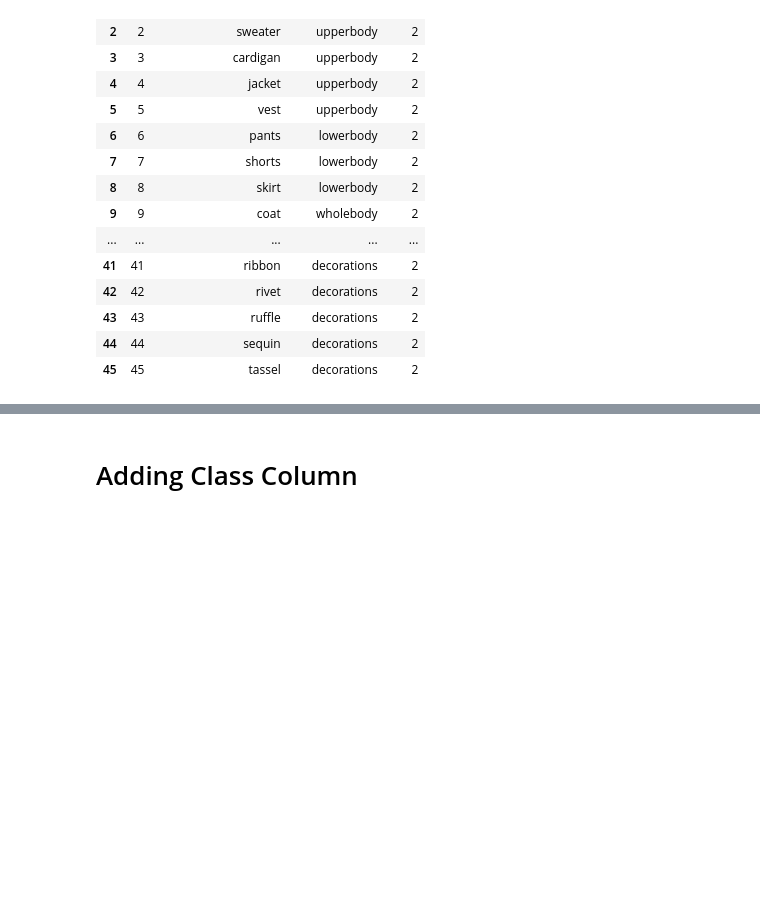
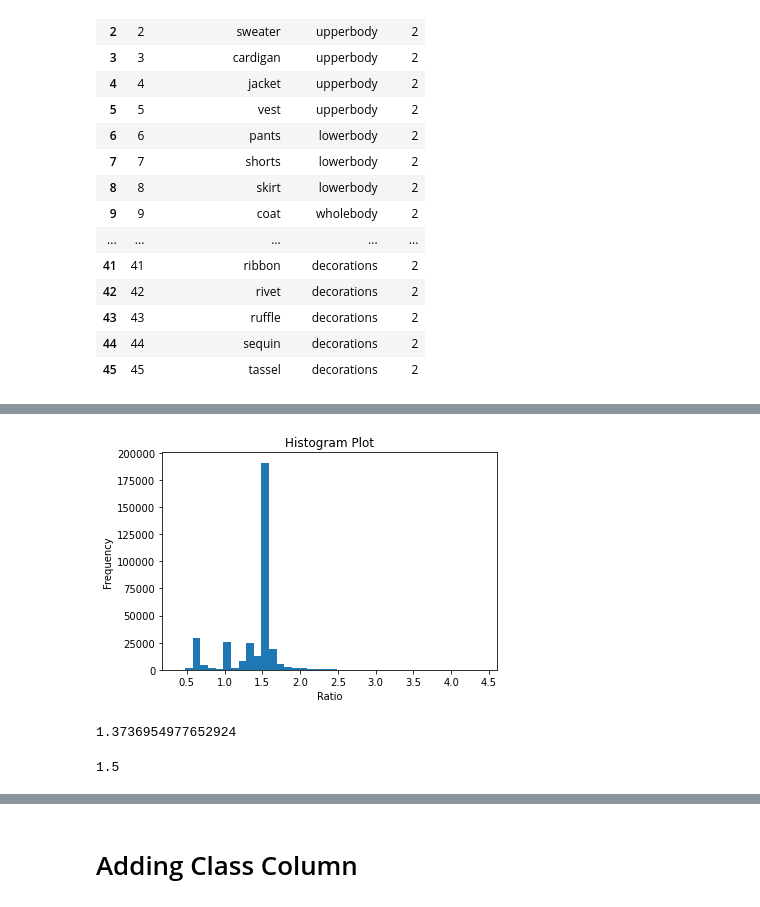
Before and after one commit to SamanZargarzadeh/Automatic-Image-Tagging-for-Fashion-E-commerce, a Jupyter notebook: Deep Learning Making Data Binary.ipynb, the cells around one changed output, grey strips where cells are left out. Saved outputs shown, nothing was run; the diff lists cells and outputs as text; code cells hidden in the pictures; blank space fills up the shorter version.

```diff
--- a/Deep Learning Making Data Binary.ipynb
+++ b/Deep Learning Making Data Binary.ipynb
@@ -69,0 +61,3 @@ df.head()
+# %%
+df["Ratio"]=df["Height"]/df["Width"]
+df.head()
@@ -69,0 +71,21 @@ df.head()
+# %%
+# create the histogram plot
+plt.hist(df["Ratio"], bins=40)
+
+# add labels and title
+plt.xlabel('Ratio')
+plt.ylabel('Frequency')
+plt.title('Histogram Plot')
+
+# show the plot
+plt.show()
+# %% [output]
+[figure, added]
+# %%
+(df["Ratio"]).mean()
+# %% [output]
+1.3736954977652924
+# %%
+(df["Ratio"]).mode()[0]
+# %% [output]
+1.5
```
Also changed, not shown: parts of 33 cells of this notebook.
